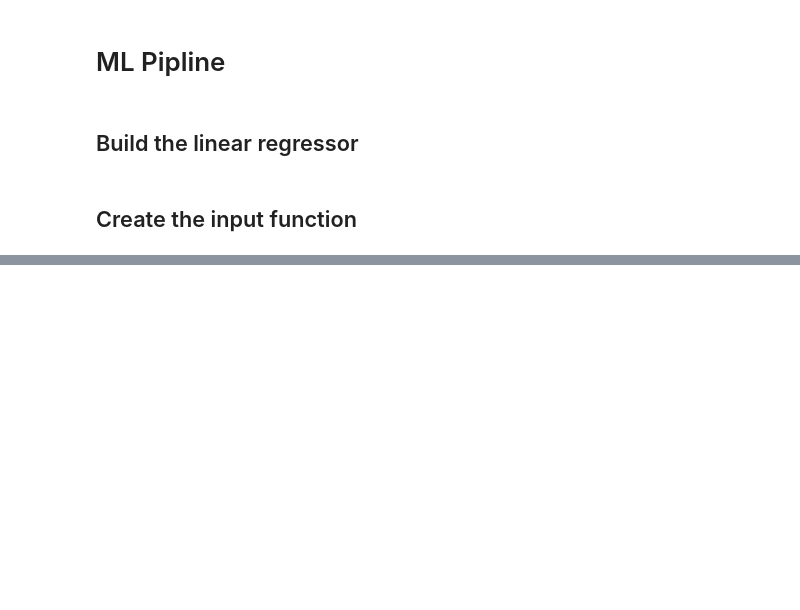
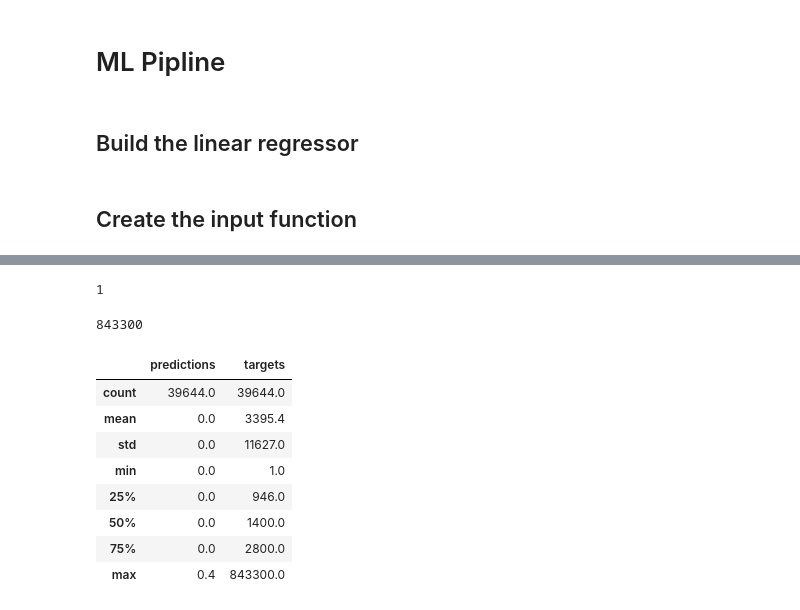
Before and after one commit to AmoDinho/Machine-Learning-Crash-Course-with-TF, a Jupyter notebook: examples/Mashable.ipynb, the cells around one changed output, grey strips where cells are left out. Saved outputs shown, nothing was run; the diff lists cells and outputs as text; code cells hidden in the pictures; blank space fills up the shorter version.

```diff
--- a/examples/Mashable.ipynb
+++ b/examples/Mashable.ipynb
@@ -143,9 +165,9 @@ With that all done now we can start building our ML pipeline
 # ML Pipline
 # %%
 #Define input feature
-my_feature = content_tokens
+my_feature = df_mash[["n_tokens_content"]]
 
 #make a numeric feature column for n_token_content
-feature_columns = [tf.feature_column.numeric_column("total_words")]
+feature_columns = [tf.feature_column.numeric_column("n_tokens_content")]
 # %%
 #lets define our target label
@@ -166,0 +254,23 @@ linear_regressor = tf.estimator.LinearRegressor(
+# %%
+min_value
+# %% [output]
+1
+# %%
+max_value
+# %% [output]
+843300
+# %%
+calibration_data = pd.DataFrame()
+calibration_data["predictions"] = pd.Series(predictions)
+calibration_data["targets"] = pd.Series(targets)
+calibration_data.describe()
+# %% [output]
+|  | predictions | targets |
+| count | 39644.0 | 39644.0 |
+| mean | 0.0 | 3395.4 |
+| std | 0.0 | 11627.0 |
+| min | 0.0 | 1.0 |
+| 25% | 0.0 | 946.0 |
+| 50% | 0.0 | 1400.0 |
+| 75% | 0.0 | 2800.0 |
+| max | 0.4 | 843300.0 |
```
Also changed, not shown: parts of 13 cells of this notebook.
